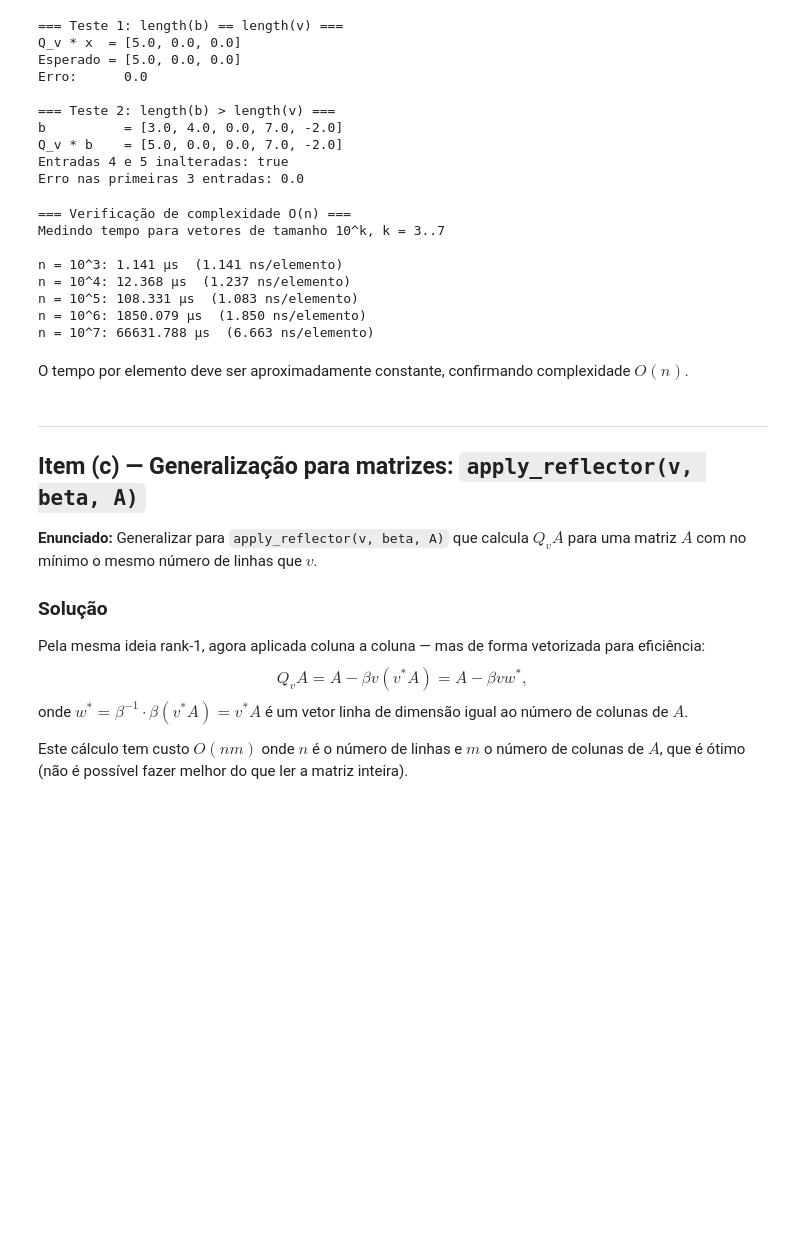
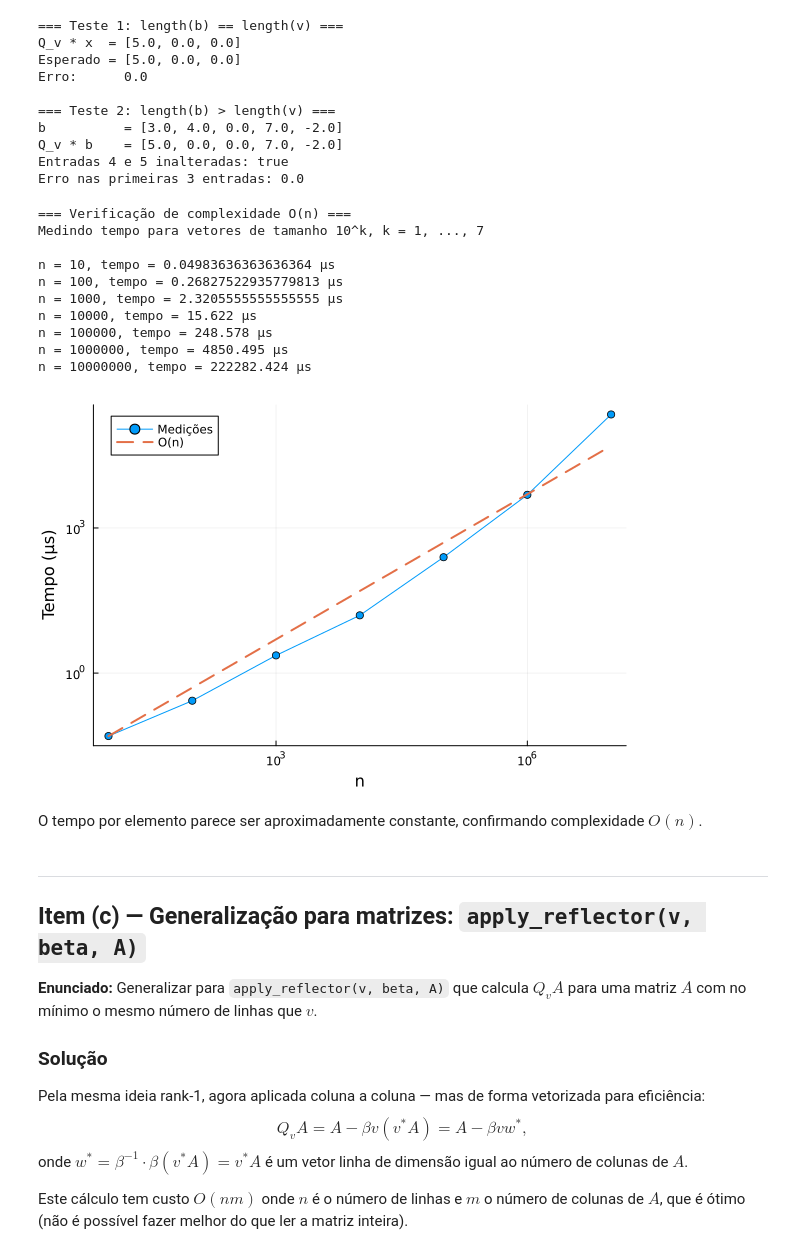
Before and after one commit to Jose-Pedro-Dresch/aln_pjt4_refletores, a Jupyter notebook: Projeto4_Questao2.ipynb, the cells around one changed output. Drawn from its saved outputs; the diff is of its cells as text; code cells hidden in the pictures; blank space fills up the shorter version.

```diff
--- a/Projeto4_Questao2.ipynb
+++ b/Projeto4_Questao2.ipynb
@@ -60,7 +49,7 @@ apply_reflector
 Para um vetor $x$ de mesma dimensão que $v$, esperamos $Q_v x = \|x\| e_1$ (por construção do refletor). Para um vetor $b$ de dimensão maior, o refletor age apenas nas primeiras `length(v)` entradas, zerando-as abaixo da primeira.
 # %%
 # Reutilizamos reflector(x) da Questão 1
-function reflector(x::AbstractVector{T}) where T <: AbstractFloat
+function reflector(x)
     n    = length(x)
     nrmx = norm(x)
 
@@ -68,29 +57,29 @@ function reflector(x::AbstractVector{T}) where T <: AbstractFloat
     v[1] -= nrmx
 
     if x[1] > 0
-        nrmy2 = nrmx^2 - x[1]^2
-        β = (nrmx + x[1]) / (nrmx * nrmy2)
+        nrmy2 = sum(x[i]^2 for i in 2:n)
+        beta = (nrmx + x[1]) / (nrmx * nrmy2)
     else
-        β = one(T) / (nrmx * (-v[1]))
+        beta = one(eltype(v)) / (nrmx * (-v[1]))
     end
 
-    return v, β
+    return v, beta
 end
 
-# --- Teste 1: vetor de mesma dimensão que v ---
+# --- Teste com vetor de mesma dimensão que v ---
 println("=== Teste 1: length(b) == length(v) ===")
 x = [3.0, 4.0, 0.0]
-v, β = reflector(x)
-Qvx = apply_reflector(v, β, x)
+v, beta = reflector(x)
+Qvx = apply_reflector(v, beta, x)
 println("Q_v * x  = ", Qvx)
 println("Esperado = [", norm(x), ", 0.0, 0.0]")
 println("Erro:      ", norm(Qvx - [norm(x), 0.0, 0.0]))
 
-# --- Teste 2: vetor maior do que v ---
+# --- Teste com vetor maior do que v ---
 println("\n=== Teste 2: length(b) > length(v) ===")
 # v é de dimensão 3; b é de dimensão 5
 b = [3.0, 4.0, 0.0, 7.0, -2.0]
-Qvb = apply_reflector(v, β, b)
+Qvb = apply_reflector(v, beta, b)
 println("b          = ", b)
 println("Q_v * b    = ", Qvb)
 # As primeiras 3 entradas devem satisfazer Q_v * b[1:3] = ||b[1:3]||*e_1
@@ -112,30 +101,58 @@ Erro nas primeiras 3 entradas: 0.0
 # %%
 # --- Verificação de complexidade O(n) ---
 println("=== Verificação de complexidade O(n) ===")
-println("Medindo tempo para vetores de tamanho 10^k, k = 3..7")
+println("Medindo tempo para vetores de tamanho 10^k, k = 1, ..., 7")
 println()
 
 using BenchmarkTools
+using Plots
 
-for k in 3:7
+ns = Int[]
+times = Float64[]
+
+for k in 1:7
     n = 10^k
     x = randn(n)
-    v, β = reflector(x)
+    v, beta = reflector(x)
     b = randn(n)
-    t = @belapsed apply_reflector($v, $β, $b)
-    @printf "n = 10^%d: %.3f μs  (%.3f ns/elemento)\n" k t*1e6 t*1e9/n
+
+    t = @belapsed apply_reflector($v, $beta, $b)
+
+    push!(ns, n)
+    push!(times, t)
+
+    println("n = $n, tempo = $(t*1e6) μs")
 end
+
+ref = times[1] .* (ns ./ ns[1])
+
+plot(ns, times .* 1e6,
+     marker = :circle,
+     label = "Medições",
+     xscale = :log10,
+     yscale = :log10,
+     xlabel = "n",
+     ylabel = "Tempo (μs)",
+     legend = :topleft)
+
+plot!(ns, ref .* 1e6,
+      linestyle = :dash,
+      linewidth = 2,
+      label = "O(n)")
 # %% [output]
 === Verificação de complexidade O(n) ===
-Medindo tempo para vetores de tamanho 10^k, k = 3..7
+Medindo tempo para vetores de tamanho 10^k, k = 1, ..., 7
 
-n = 10^3: 1.141 μs  (1.141 ns/elemento)
-n = 10^4: 12.368 μs  (1.237 ns/elemento)
-n = 10^5: 108.331 μs  (1.083 ns/elemento)
-n = 10^6: 1850.079 μs  (1.850 ns/elemento)
-n = 10^7: 66631.788 μs  (6.663 ns/elemento)
+n = 10, tempo = 0.04983636363636364 μs
+n = 100, tempo = 0.26827522935779813 μs
+n = 1000, tempo = 2.3205555555555555 μs
+n = 10000, tempo = 15.622 μs
+n = 100000, tempo = 248.578 μs
+n = 1000000, tempo = 4850.495 μs
+n = 10000000, tempo = 222282.424 μs
+[figure, added]
 # %% [markdown]
-O tempo por elemento deve ser aproximadamente constante, confirmando complexidade $O(n)$.
+O tempo por elemento parece ser aproximadamente constante, confirmando complexidade $O(n)$.
 # %% [markdown]
 ---
 ## Item (c) — Generalização para matrizes: `apply_reflector(v, beta, A)`
```
Also changed, not shown: parts of 11 cells of this notebook, 1 other file.
